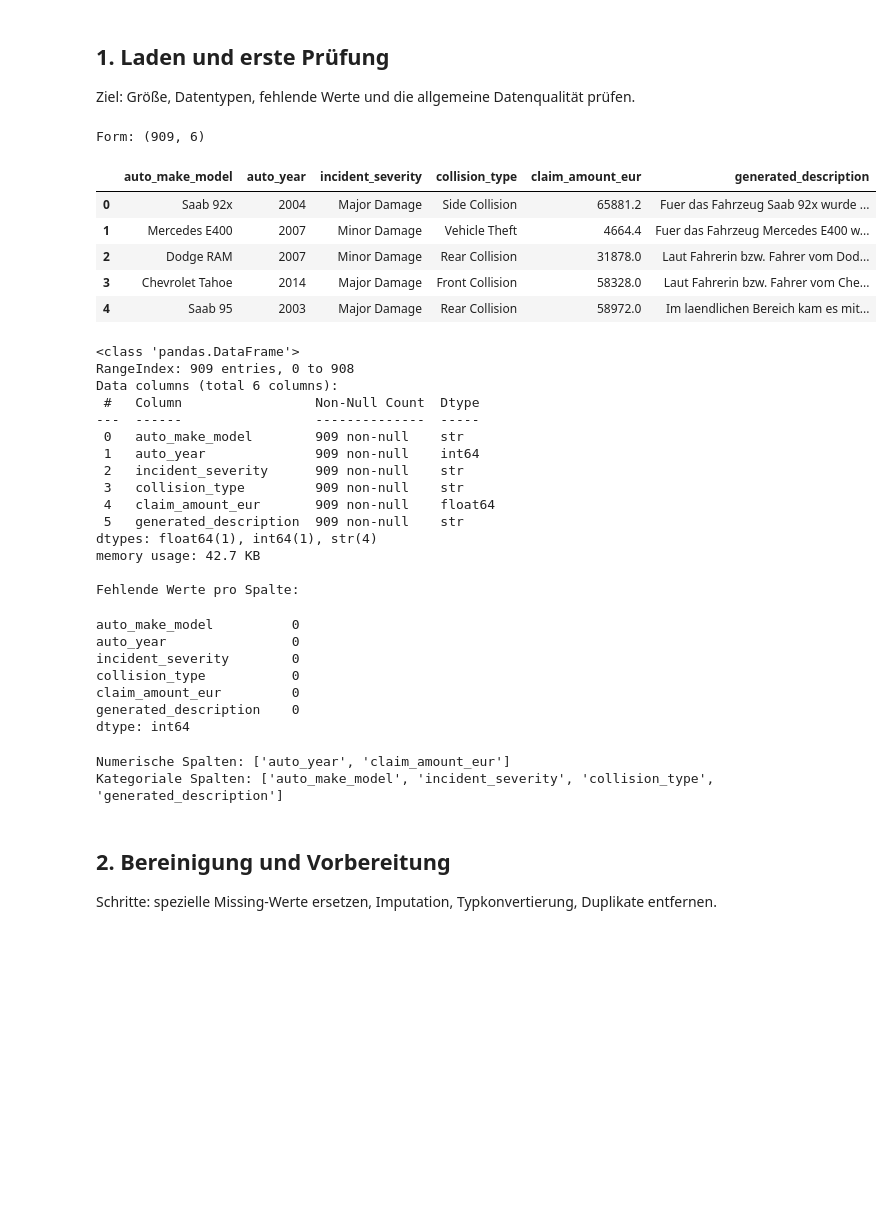
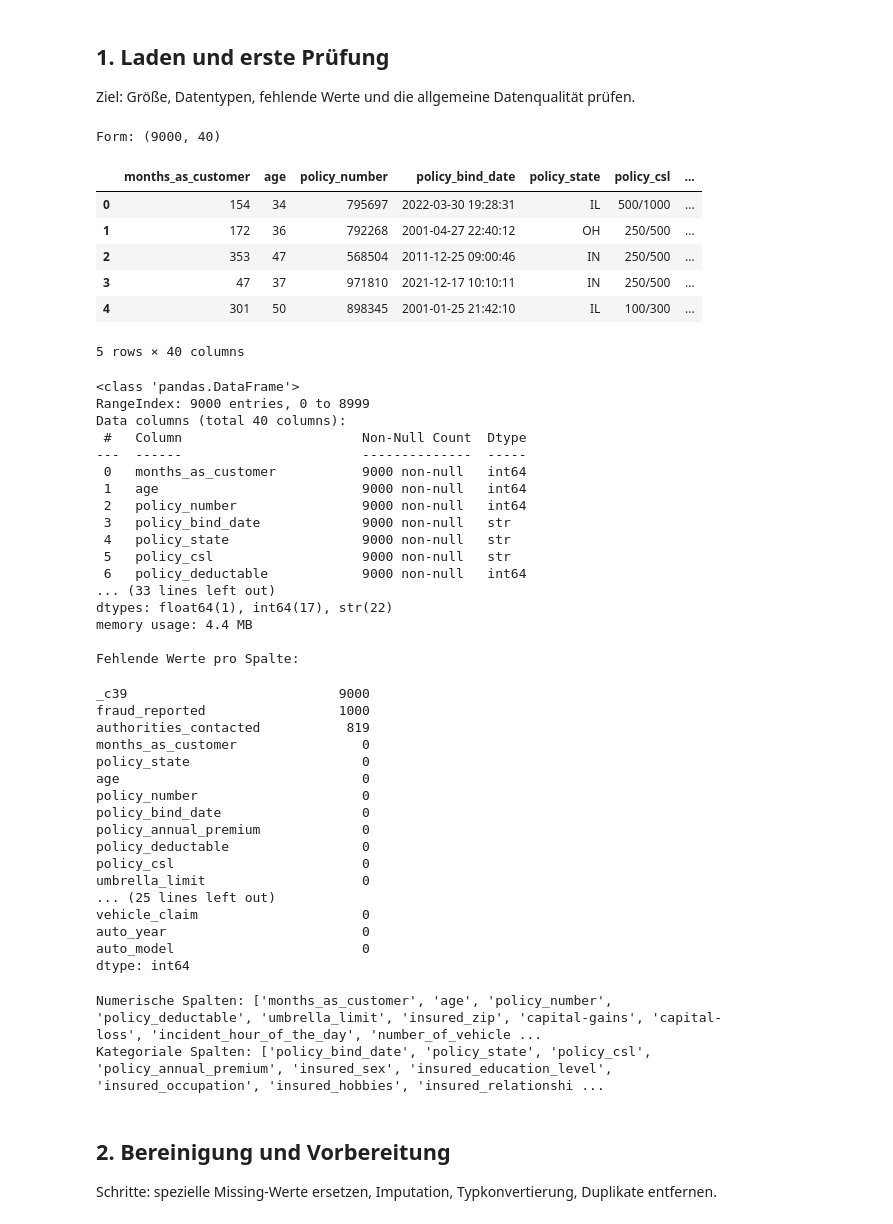
Before and after one commit to fostij/InterGeeks-Agiles-Programmierprojekt, a Jupyter notebook: docs/insurance_claim_analysis.ipynb, the cells around one changed output. Drawn from its saved outputs; the diff is of its cells as text; code cells hidden in the pictures; blank space fills up the shorter version.

```diff
--- a/docs/insurance_claim_analysis.ipynb
+++ b/docs/insurance_claim_analysis.ipynb
@@ -7,52 +7,65 @@ Ziel: Größe, Datentypen, fehlende Werte und die allgemeine Datenqualität prü
 # %%
 import pandas as pd
 import numpy as np
 
-raw_df = pd.read_csv("../data/dataset_prepared.csv")
+raw_df = pd.read_csv("../data/raw/dataset.csv")
 
 print("Form:", raw_df.shape)
 display(raw_df.head())
 raw_df.info()
 
 print("\nFehlende Werte pro Spalte:")
 display(raw_df.isna().sum().sort_values(ascending=False))
 
 numeric_raw = raw_df.select_dtypes(include=["number"]).columns.tolist()
 categorical_raw = [c for c in raw_df.columns if c not in numeric_raw]
 print("\nNumerische Spalten:", numeric_raw)
 print("Kategoriale Spalten:", categorical_raw)
 # %% [output]
-Form: (909, 6)
+Form: (9000, 40)
-|  | auto_make_model | auto_year | incident_severity | collision_type | claim_amount_eur | generated_description |
-| 0 | Saab 92x | 2004 | Major Damage | Side Collision | 65881.2 | Fuer das Fahrzeug Saab 92x wurde ... |
-| 1 | Mercedes E400 | 2007 | Minor Damage | Vehicle Theft | 4664.4 | Fuer das Fahrzeug Mercedes E400 w... |
-| 2 | Dodge RAM | 2007 | Minor Damage | Rear Collision | 31878.0 | Laut Fahrerin bzw. Fahrer vom Dod... |
-| 3 | Chevrolet Tahoe | 2014 | Major Damage | Front Collision | 58328.0 | Laut Fahrerin bzw. Fahrer vom Che... |
-| 4 | Saab 95 | 2003 | Major Damage | Rear Collision | 58972.0 | Im laendlichen Bereich kam es mit... |
+|  | months_as_customer | age | policy_number | policy_bind_date | policy_state | policy_csl | ... |
+| 0 | 154 | 34 | 795697 | 2022-03-30 19:28:31 | IL | 500/1000 | ... |
+| 1 | 172 | 36 | 792268 | 2001-04-27 22:40:12 | OH | 250/500 | ... |
+| 2 | 353 | 47 | 568504 | 2011-12-25 09:00:46 | IN | 250/500 | ... |
+| 3 | 47 | 37 | 971810 | 2021-12-17 10:10:11 | IN | 250/500 | ... |
+| 4 | 301 | 50 | 898345 | 2001-01-25 21:42:10 | IL | 100/300 | ... |
-<class 'pandas.DataFrame'>
-RangeIndex: 909 entries, 0 to 908
-Data columns (total 6 columns):
- #   Column                 Non-Null Count  Dtype
----  ------                 --------------  -----
- 0   auto_make_model        909 non-null    str
- 1   auto_year              909 non-null    int64
- 2   incident_severity      909 non-null    str
- 3   collision_type         909 non-null    str
- 4   claim_amount_eur       909 non-null    float64
- 5   generated_description  909 non-null    str
-dtypes: float64(1), int64(1), str(4)
-memory usage: 42.7 KB
-
-Fehlende Werte pro Spalte:
+5 rows × 40 columns
-auto_make_model          0
-auto_year                0
-incident_severity        0
-collision_type           0
-claim_amount_eur         0
-generated_description    0
-dtype: int64
+<class 'pandas.DataFrame'>
+RangeIndex: 9000 entries, 0 to 8999
+Data columns (total 40 columns):
+ #   Column                       Non-Null Count  Dtype
+---  ------                       --------------  -----
+ 0   months_as_customer           9000 non-null   int64
+ 1   age                          9000 non-null   int64
+ 2   policy_number                9000 non-null   int64
+ 3   policy_bind_date             9000 non-null   str
+ 4   policy_state                 9000 non-null   str
+ 5   policy_csl                   9000 non-null   str
+ 6   policy_deductable            9000 non-null   int64
+... (33 lines left out)
+dtypes: float64(1), int64(17), str(22)
+memory usage: 4.4 MB
+
+Fehlende Werte pro Spalte:
-Numerische Spalten: ['auto_year', 'claim_amount_eur']
-Kategoriale Spalten: ['auto_make_model', 'incident_severity', 'collision_type', 'generated_description']
+_c39                           9000
+fraud_reported                 1000
+authorities_contacted           819
+months_as_customer                0
+policy_state                      0
+age                               0
+policy_number                     0
+policy_bind_date                  0
+policy_annual_premium             0
+policy_deductable                 0
+policy_csl                        0
+umbrella_limit                    0
+... (25 lines left out)
+vehicle_claim                     0
+auto_year                         0
+auto_model                        0
+dtype: int64
+Numerische Spalten: ['months_as_customer', 'age', 'policy_number', 'policy_deductable', 'umbrella_limit', 'insured_zip', 'capital-gains', 'capital-loss', 'incident_hour_of_the_day', 'number_of_vehicle ...
+Kategoriale Spalten: ['policy_bind_date', 'policy_state', 'policy_csl', 'policy_annual_premium', 'insured_sex', 'insured_education_level', 'insured_occupation', 'insured_hobbies', 'insured_relationshi ...
 # %% [markdown]
 ## 2. Bereinigung und Vorbereitung
 Schritte: spezielle Missing-Werte ersetzen, Imputation, Typkonvertierung, Duplikate entfernen.
```
Also changed, not shown: parts of 9 cells of this notebook, 8 other files.
